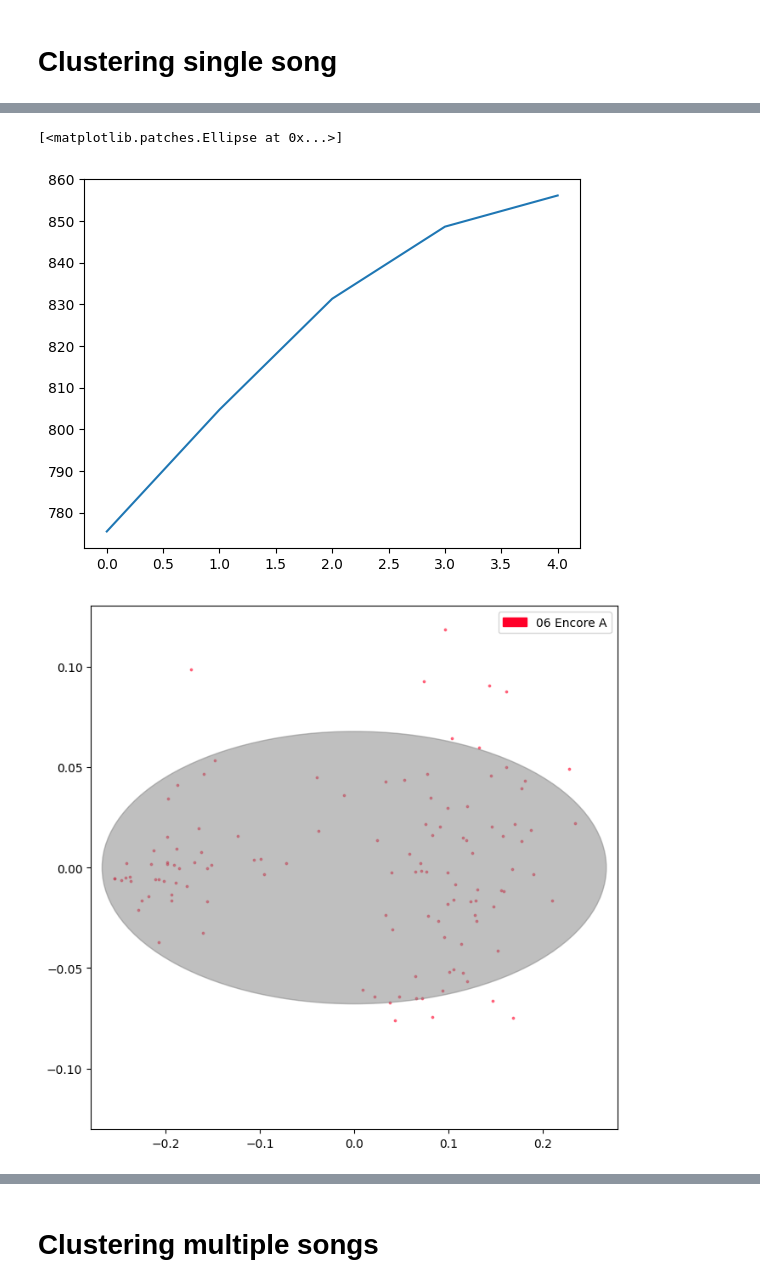
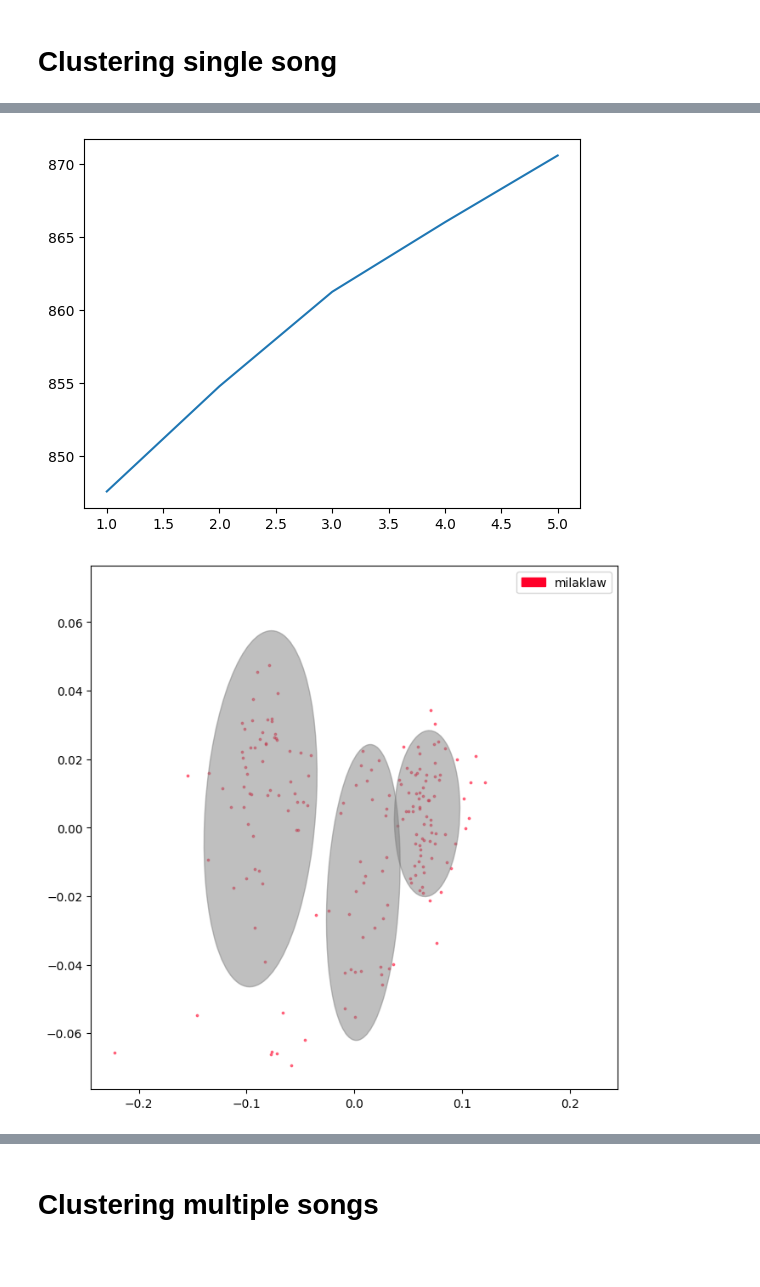
Before and after one commit to chenhi/groove_gang, a Jupyter notebook: demo_intraclustering.ipynb, the cells around one changed output, grey strips where cells are left out. Saved outputs shown, nothing was run; the diff lists cells and outputs as text; code cells hidden in the pictures; blank space fills up the shorter version.

```diff
--- a/demo_intraclustering.ipynb
+++ b/demo_intraclustering.ipynb
@@ -115,9 +115,9 @@ wts = 1/np.sqrt(divs)
 
 #file_list = ['milaklaw', '06 Encore A', 'lms', ('09 D\'Angelo - Spanish Joint', 'm4a'), ('03 All the Pretty Girls', 'm4a')]
 #file_list = [('03 All the Pretty Girls', 'm4a')]
-#file_list = ['milaklaw']
+file_list = ['milaklaw']
 #file_list = [('09 D\'Angelo - Spanish Joint', 'm4a')]
-file_list = ['06 Encore A']
+#file_list = ['06 Encore A']
 
 # Add extension
 for i in range(len(file_list)):
@@ -164,6 +166,5 @@ PCA values: [1.63159718 0.41410388]
-[<matplotlib.patches.Ellipse at 0x...>]
-[figure, old version]
+[figure, new version]
-[figure, old version]
+[figure, new version]
 # %%
 inds = find_closest_indices(gm.means_, data)
 
```
Also changed, not shown: parts of 5 cells of this notebook, 3 other files.
